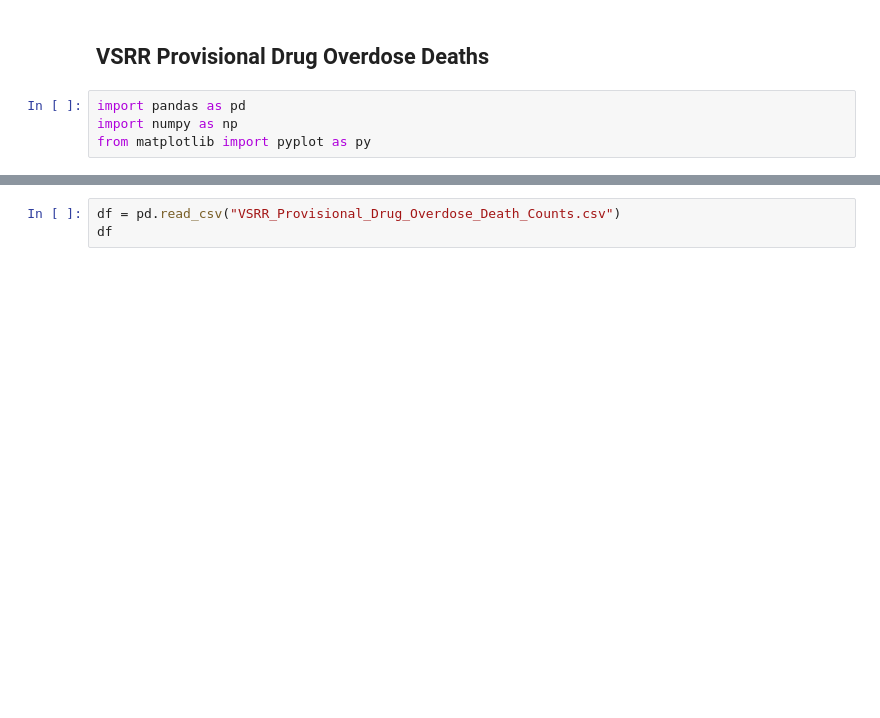
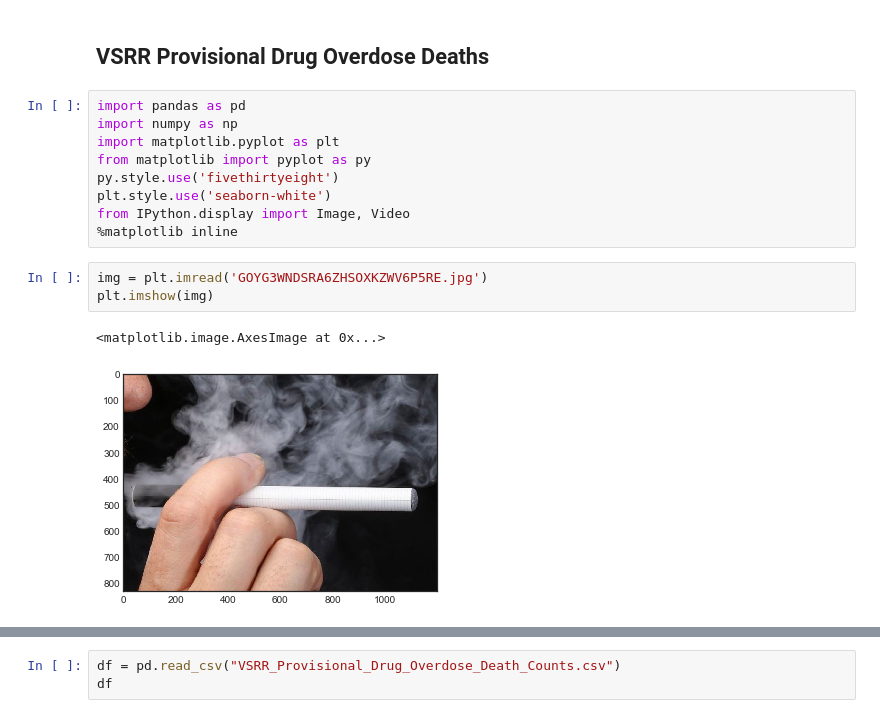
Before and after one commit to ywario9/Matlibplot_Project, a Jupyter notebook: .ipynb, the cells around one changed output, grey strips where cells are left out. Cells and saved outputs as stored; diff of their text form; blank space fills up the shorter version.

```diff
--- a/.ipynb
+++ b/.ipynb
@@ -3,4 +3,15 @@
 # %%
 import pandas as pd
 import numpy as np
+import matplotlib.pyplot as plt
 from matplotlib import pyplot as py
+py.style.use('fivethirtyeight')
+plt.style.use('seaborn-white')
+from IPython.display import Image, Video
+%matplotlib inline
+# %%
+img = plt.imread('GOYG3WNDSRA6ZHSOXKZWV6P5RE.jpg')
+plt.imshow(img)
+# %% [output]
+<matplotlib.image.AxesImage at 0x...>
+[figure, added]
```
Also changed, not shown: parts of 14 cells of this notebook, 17 other files.
